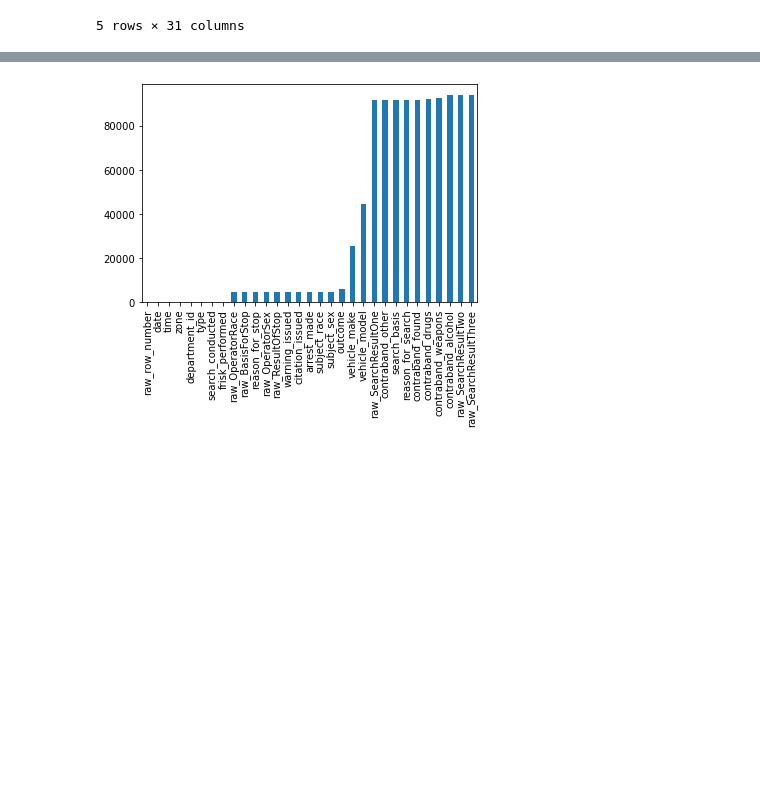
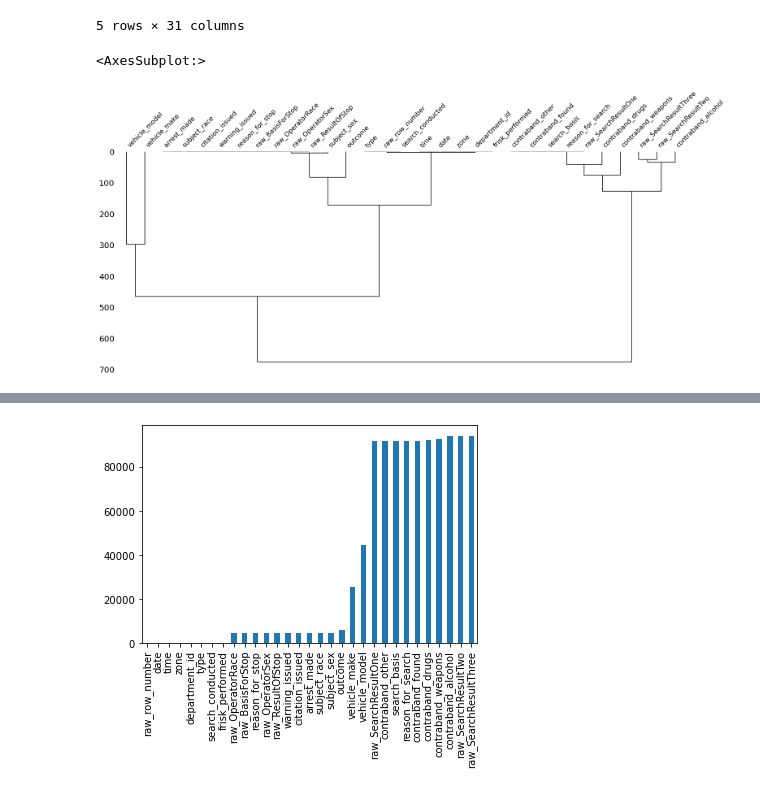
Before and after one commit to ecuerbo/pyprac, a Jupyter notebook: datacamp/analyzing-police-activity.ipynb, the cells around one changed output, grey strips where cells are left out. Drawn from its saved outputs; the diff is of its cells as text; code cells hidden in the pictures; blank space fills up the shorter version.

```diff
--- a/datacamp/analyzing-police-activity.ipynb
+++ b/datacamp/analyzing-police-activity.ipynb
@@ -15,3 +16,8 @@ ri.head()
 | 3 | 4 | 2005-10-01 | 12:50:00 | X3 | white | male | 200 | vehicular | ... |
 | 4 | 5 | 2005-10-01 | 13:10:00 | X3 | white | female | 200 | vehicular | ... |
 5 rows × 31 columns
+# %%
+msno.dendrogram(ri)
+# %% [output]
+<AxesSubplot:>
+[figure, added]
```
Also changed, not shown: parts of 2 cells of this notebook, 4 other files.
